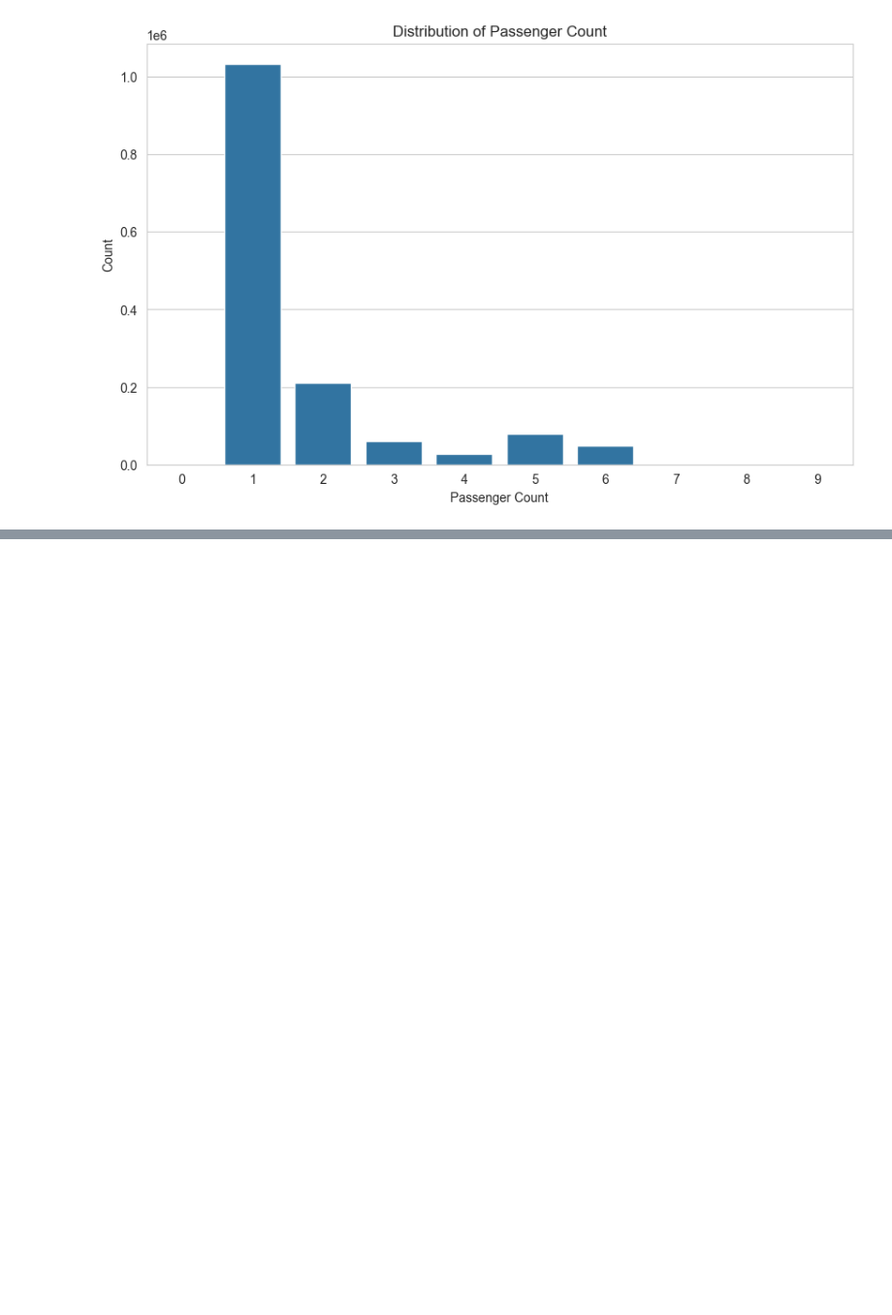
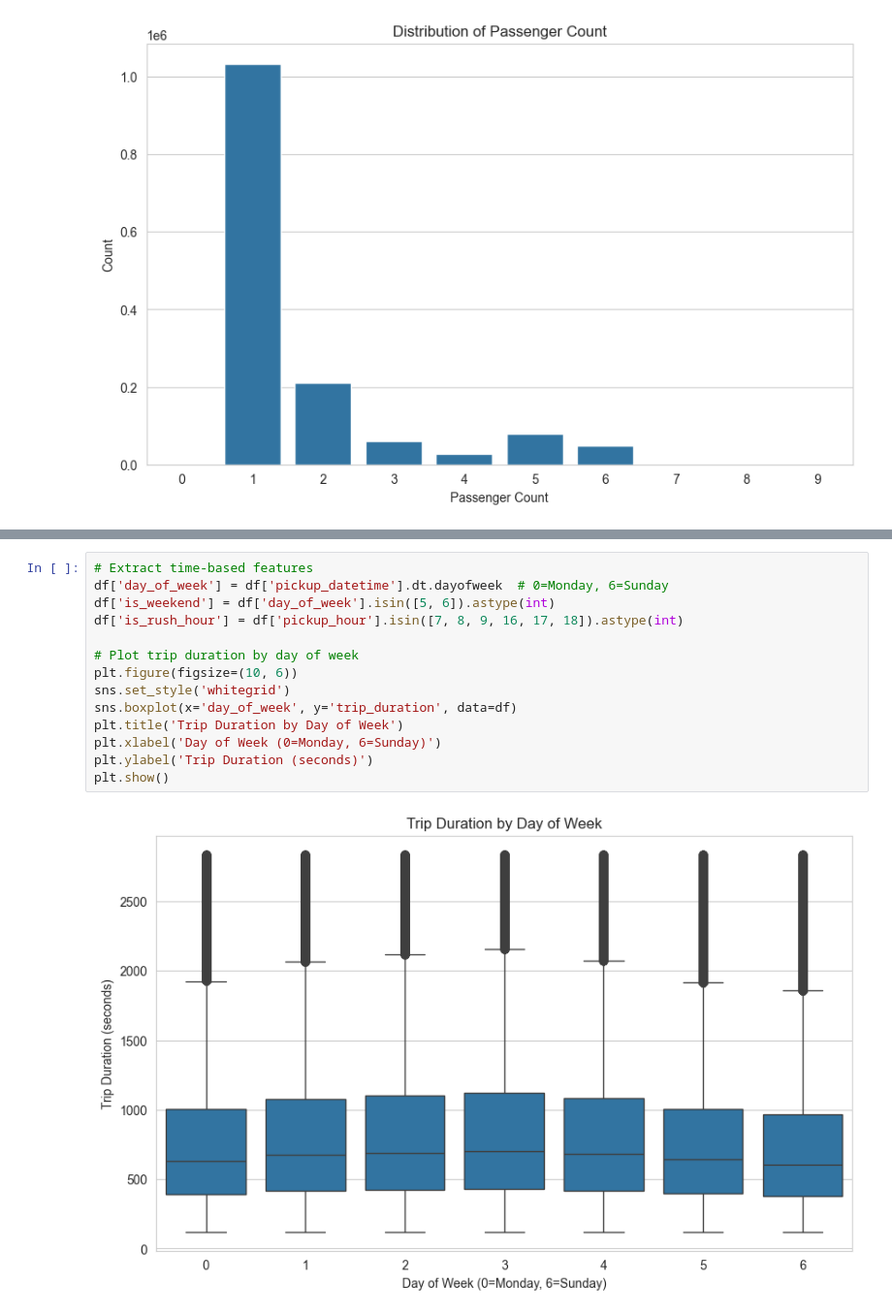
Before and after one commit to GoudyMT/nyc-taxi-trip-duration, a Jupyter notebook: nyc_taxi_decision_tree.ipynb, the cells around one changed output, grey strips where cells are left out. Shown at 97% size. Drawn from its saved outputs; the diff is of its cells as text; blank space fills up the shorter version.

```diff
--- a/nyc_taxi_decision_tree.ipynb
+++ b/nyc_taxi_decision_tree.ipynb
@@ -143,0 +211,16 @@ plt.show()
+# %%
+# Extract time-based features
+df['day_of_week'] = df['pickup_datetime'].dt.dayofweek  # 0=Monday, 6=Sunday
+df['is_weekend'] = df['day_of_week'].isin([5, 6]).astype(int)
+df['is_rush_hour'] = df['pickup_hour'].isin([7, 8, 9, 16, 17, 18]).astype(int)
+
+# Plot trip duration by day of week
+plt.figure(figsize=(10, 6))
+sns.set_style('whitegrid')
+sns.boxplot(x='day_of_week', y='trip_duration', data=df)
+plt.title('Trip Duration by Day of Week')
+plt.xlabel('Day of Week (0=Monday, 6=Sunday)')
+plt.ylabel('Trip Duration (seconds)')
+plt.show()
+# %% [output]
+[figure, added]
```
Also changed, not shown: parts of 7 cells of this notebook, 1 other file.
